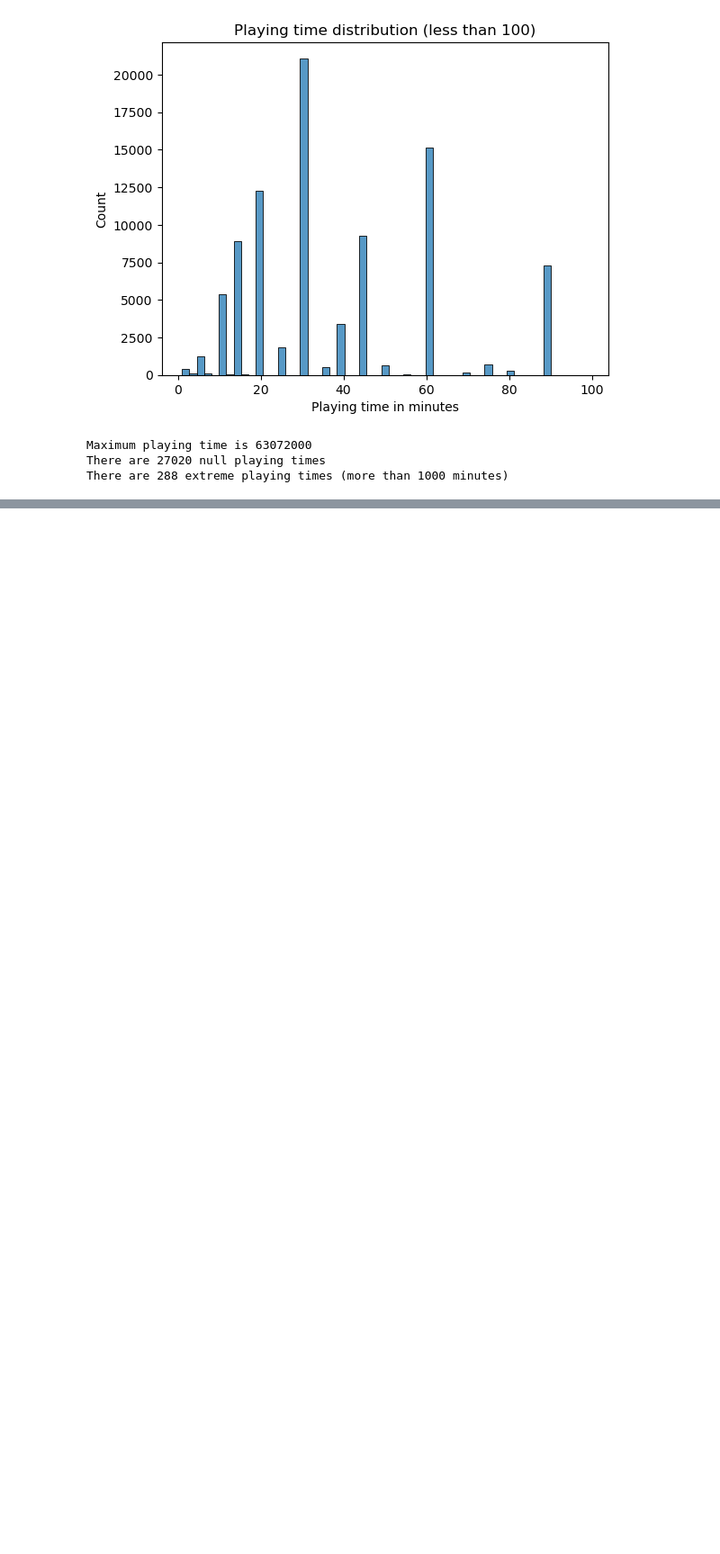
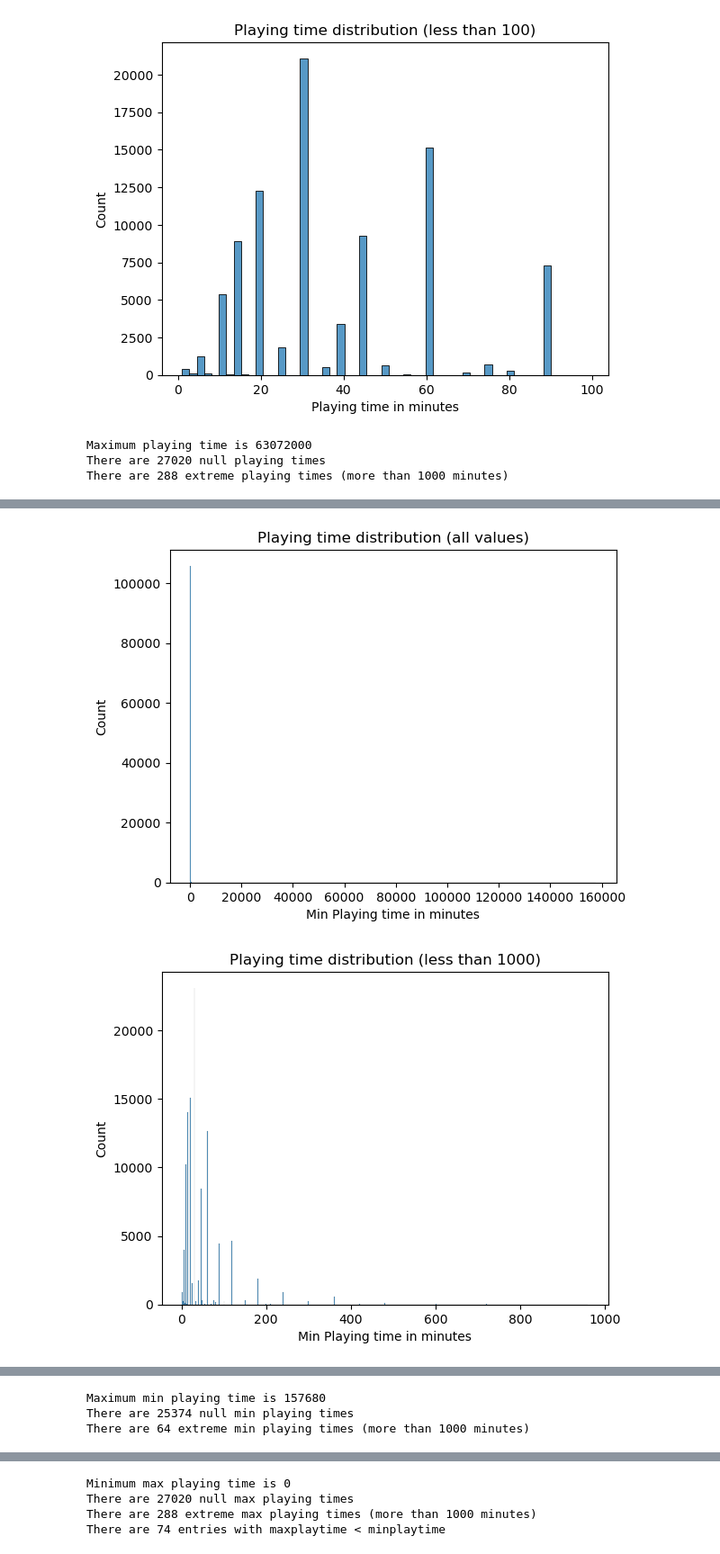
Before and after one commit to LsFaria04/PRI_Board_Games_Search_System, a Jupyter notebook: analysis.ipynb, the cells around one changed output, grey strips where cells are left out. Shown at 90% size. Cells and saved outputs as stored; diff of their text form; code cells hidden in the pictures; blank space fills up the shorter version.

```diff
--- a/analysis.ipynb
+++ b/analysis.ipynb
@@ -255,2 +255,68 @@ t is evident that some games exhibit extremely high average playing times, with
 
 On the other hand, most games tend to have a duration of 60 minutes or less, although a notable portion extends beyond 100 minutes, indicating a diverse range of gameplay experiences.
+# %%
+null_minplayingtime = df[(df["minplaytime"] == 0) | (df["minplaytime"].isna())]
+non_null_minplayingtime = df.loc[(df["minplaytime"] != 0) & df["minplaytime"].notna()]
+less_than_1000_minplayingtime = non_null_minplayingtime.loc[non_null_minplayingtime["minplaytime"] < 1000]
+less_than_100_minplayingtime = non_null_minplayingtime.loc[non_null_minplayingtime["minplaytime"] < 100]
+
+null_maxplayingtime = df[(df["maxplaytime"] == 0) | (df["maxplaytime"].isna())]
+non_null_maxplayingtime = df.loc[(df["maxplaytime"] != 0) & df["maxplaytime"].notna()]
+less_than_1000_maxplayingtime = non_null_maxplayingtime.loc[non_null_maxplayingtime["maxplaytime"] < 1000]
+less_than_100_maxplayingtime = non_null_maxplayingtime.loc[non_null_maxplayingtime["maxplaytime"] < 100]
+
+sb.histplot(non_null_minplayingtime, x = "minplaytime")
+plt.xlabel("Min Playing time in minutes")
+plt.ylabel("Count")
+plt.title("Playing time distribution (all values)")
+plt.show()
+
+sb.histplot(less_than_1000_minplayingtime, x = "minplaytime")
+plt.xlabel("Min Playing time in minutes")
+plt.ylabel("Count")
+plt.title("Playing time distribution (less than 1000)")
+plt.show()
+
+sb.histplot(less_than_100_minplayingtime, x = "minplaytime")
+plt.xlabel("Min Playing time in minutes")
+plt.ylabel("Count")
+plt.title("Playing time distribution (less than 100)")
+plt.show()
+
+
+print(f'Maximum min playing time is {max(df["minplaytime"])}')
+print(f'There are {null_minplayingtime.shape[0]} null min playing times')
+print(f'There are {non_null_minplayingtime.loc[non_null_minplayingtime["minplaytime"] > 1000].shape[0]} extreme min playing times (more than 1000 minutes)')
+
+
+sb.histplot(non_null_maxplayingtime, x = "maxplaytime")
+plt.xlabel("Max Playing time in minutes")
+plt.ylabel("Count")
+plt.title("Playing time distribution (all values)")
+plt.show()
+
+sb.histplot(less_than_1000_maxplayingtime, x = "maxplaytime")
+plt.xlabel("Max Playing time in minutes")
+plt.ylabel("Count")
+plt.title("Playing time distribution (less than 1000)")
+plt.show()
+
+sb.histplot(less_than_100_maxplayingtime, x = "maxplaytime")
+plt.xlabel("Max Playing time in minutes")
+plt.ylabel("Count")
+plt.title("Playing time distribution (less than 100)")
+plt.show()
+
+
+print(f'Minimum max playing time is {min(df["maxplaytime"])}')
+print(f'There are {null_maxplayingtime.shape[0]} null max playing times')
+print(f'There are {non_null_maxplayingtime.loc[non_null_maxplayingtime["maxplaytime"] > 1000].shape[0]} extreme max playing times (more than 1000 minutes)')
+
+
+# Next, we will analyze if there are any entries with maxplaytime < minplaytime
+
+invalid_playingtimes = df.loc[(df["minplaytime"].notna()) & (df["maxplaytime"].notna()) & (df["minplaytime"] != 0) & (df["maxplaytime"] != 0) & (df["maxplaytime"] < df["minplaytime"])]
+print(f'There are {invalid_playingtimes.shape[0]} entries with maxplaytime < minplaytime')
+# %% [output]
+[figure, added]
+[figure, added]
@@ -256,0 +324,3 @@ On the other hand, most games tend to have a duration of 60 minutes or less, alt
+Maximum min playing time is 157680
+There are 25374 null min playing times
+There are 64 extreme min playing times (more than 1000 minutes)
@@ -256,0 +330,4 @@ On the other hand, most games tend to have a duration of 60 minutes or less, alt
+Minimum max playing time is 0
+There are 27020 null max playing times
+There are 288 extreme max playing times (more than 1000 minutes)
+There are 74 entries with maxplaytime < minplaytime
```
Also changed, not shown: parts of 11 cells of this notebook.
